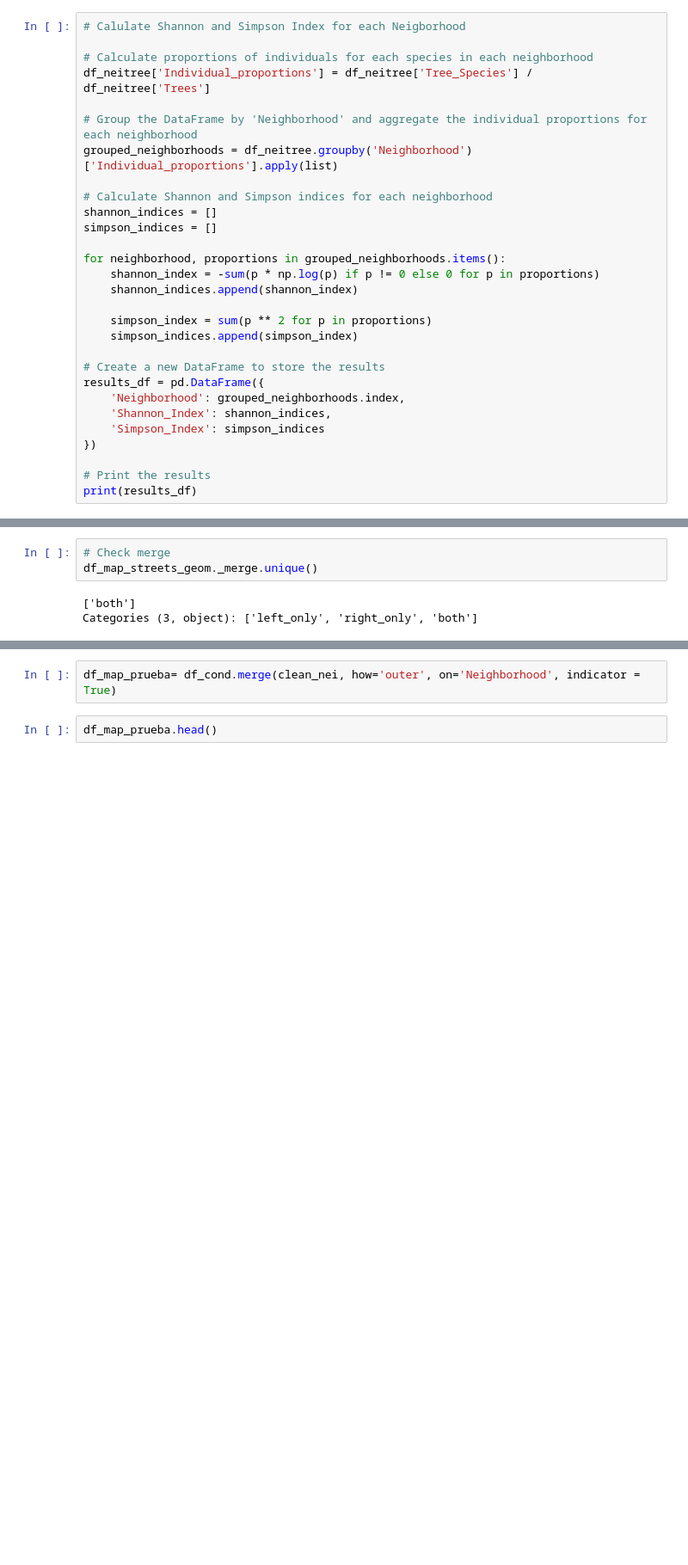
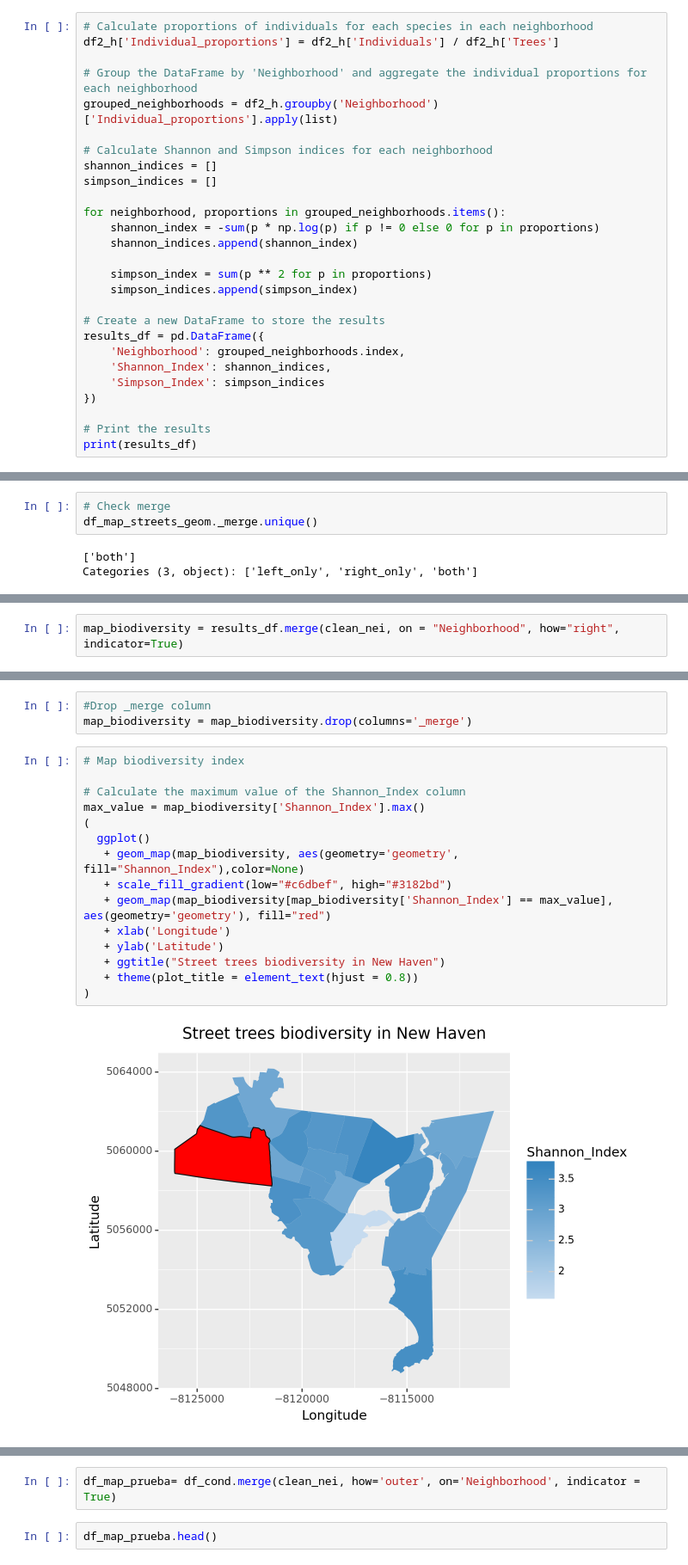
Before and after one commit to envirodatascience/final-project-urban-treeam, a Jupyter notebook: Final_Project_URI_trees.ipynb, the cells around one changed output, grey strips where cells are left out. Shown at 86% size. Cells and saved outputs as stored; diff of their text form; blank space fills up the shorter version.

```diff
--- a/Final_Project_URI_trees.ipynb
+++ b/Final_Project_URI_trees.ipynb
@@ -388,11 +522,9 @@ To calculate diversity we will use two diversity indexes.
 # %%
-# Calulate Shannon and Simpson Index for each Neigborhood
-
 # Calculate proportions of individuals for each species in each neighborhood
-df_neitree['Individual_proportions'] = df_neitree['Tree_Species'] / df_neitree['Trees']
+df2_h['Individual_proportions'] = df2_h['Individuals'] / df2_h['Trees']
 
 # Group the DataFrame by 'Neighborhood' and aggregate the individual proportions for each neighborhood
-grouped_neighborhoods = df_neitree.groupby('Neighborhood')['Individual_proportions'].apply(list)
+grouped_neighborhoods = df2_h.groupby('Neighborhood')['Individual_proportions'].apply(list)
 
 # Calculate Shannon and Simpson indices for each neighborhood
 shannon_indices = []
@@ -849,0 +868,2 @@ Categories (3, object): ['left_only', 'right_only', 'both']
+# %%
+map_biodiversity = results_df.merge(clean_nei, on = "Neighborhood", how="right", indicator=True)
@@ -849,0 +875,20 @@ Categories (3, object): ['left_only', 'right_only', 'both']
+# %%
+#Drop _merge column
+map_biodiversity = map_biodiversity.drop(columns='_merge')
+# %%
+# Map biodiversity index
+
+# Calculate the maximum value of the Shannon_Index column
+max_value = map_biodiversity['Shannon_Index'].max()
+(
+  ggplot()
+   + geom_map(map_biodiversity, aes(geometry='geometry', fill="Shannon_Index"),color=None)
+   + scale_fill_gradient(low="#c6dbef", high="#3182bd")
+   + geom_map(map_biodiversity[map_biodiversity['Shannon_Index'] == max_value], aes(geometry='geometry'), fill="red")
+   + xlab('Longitude')
+   + ylab('Latitude')
+   + ggtitle("Street trees biodiversity in New Haven")
+   + theme(plot_title = element_text(hjust = 0.8))
+)
+# %% [output]
+[figure, added]
```
Also changed, not shown: parts of 150 cells of this notebook.
